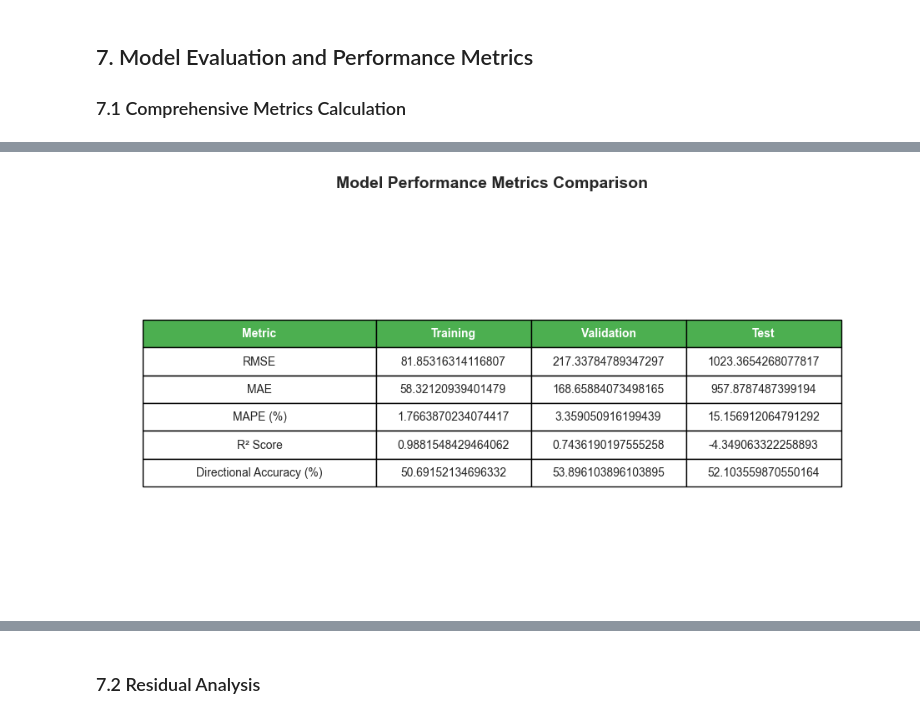
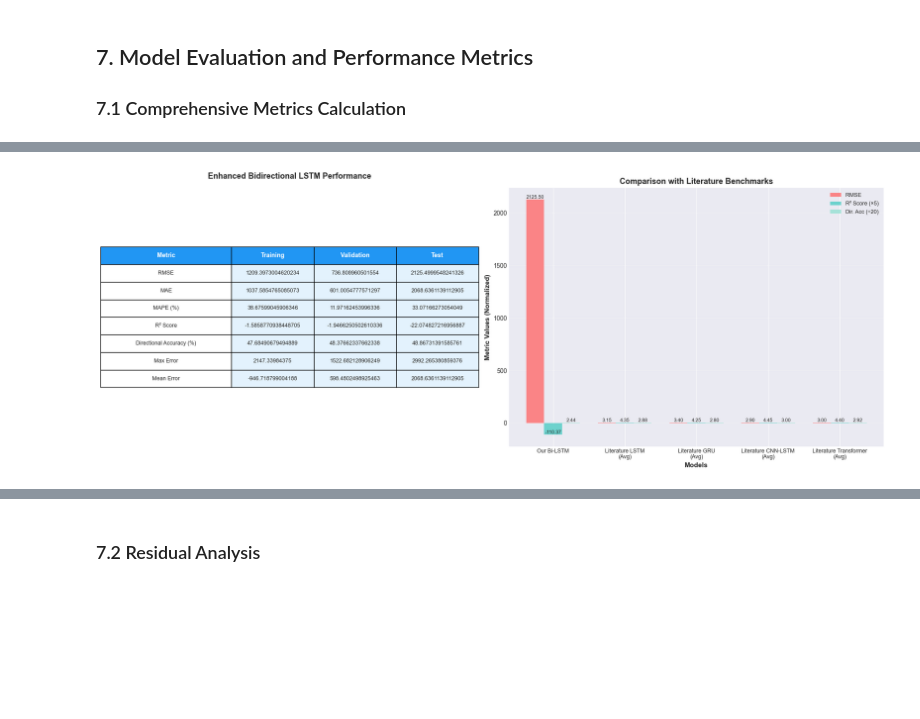
Before and after one commit to A-d-1-t-y-a/multiple-regression, a Jupyter notebook: stock_market_prediction_assignment.ipynb, the cells around one changed output, grey strips where cells are left out. Cells and saved outputs as stored; diff of their text form; code cells hidden in the pictures; blank space fills up the shorter version.

```diff
--- a/stock_market_prediction_assignment.ipynb
+++ b/stock_market_prediction_assignment.ipynb
@@ -348,7 +348,8 @@ Saved: images/technical_indicators.png
 ### 4.4 Feature Scaling and Data Preparation
 # %%
 feature_columns = ['Open', 'High', 'Low', 'Close', 'Volume', 'SMA_20', 'SMA_50',
-                   'EMA_12', 'EMA_26', 'RSI', 'MACD', 'MACD_Signal']
+                   'EMA_12', 'EMA_26', 'RSI', 'MACD', 'MACD_Signal',
+                   'BB_Upper', 'BB_Lower', 'Daily_Return', 'Volatility']
 target_column = 'Close'
 
 data = df[feature_columns].values
@@ -382,4 +383,5 @@ print(f"Test set: {test_data_scaled.shape}")
 print(f"\nTrain: {len(train_data_scaled)} samples ({len(train_data_scaled)/len(data)*100:.1f}%)")
 print(f"Validation: {len(val_data_scaled)} samples ({len(val_data_scaled)/len(data)*100:.1f}%)")
 print(f"Test: {len(test_data_scaled)} samples ({len(test_data_scaled)/len(data)*100:.1f}%)")
+print(f"Total features: {len(feature_columns)}")
 # %% [output]
@@ -753,32 +818,89 @@ MODEL PERFORMANCE EVALUATION
 # %%
 metrics_df = pd.DataFrame({
-    'Metric': ['RMSE', 'MAE', 'MAPE (%)', 'R² Score', 'Directional Accuracy (%)'],
+    'Metric': ['RMSE', 'MAE', 'MAPE (%)', 'R² Score', 'Directional Accuracy (%)', 'Max Error', 'Mean Error'],
     'Training': [train_metrics['RMSE'], train_metrics['MAE'], train_metrics['MAPE'],
-                 train_metrics['R2_Score'], train_metrics['Directional_Accuracy']],
+                 train_metrics['R2_Score'], train_metrics['Directional_Accuracy'],
+                 train_metrics['Max_Error'], train_metrics['Mean_Error']],
     'Validation': [val_metrics['RMSE'], val_metrics['MAE'], val_metrics['MAPE'],
-                   val_metrics['R2_Score'], val_metrics['Directional_Accuracy']],
+                   val_metrics['R2_Score'], val_metrics['Directional_Accuracy'],
+                   val_metrics['Max_Error'], val_metrics['Mean_Error']],
     'Test': [test_metrics['RMSE'], test_metrics['MAE'], test_metrics['MAPE'],
-             test_metrics['R2_Score'], test_metrics['Directional_Accuracy']]
+             test_metrics['R2_Score'], test_metrics['Directional_Accuracy'],
+             test_metrics['Max_Error'], test_metrics['Mean_Error']]
 })
 
-print("\nPerformance Metrics Summary Table:")
+print("\n" + "="*80)
+print("COMPREHENSIVE PERFORMANCE METRICS SUMMARY")
+print("="*80)
 print(metrics_df.to_string(index=False))
+print("="*80)
 
-fig, ax = plt.subplots(figsize=(12, 6))
-ax.axis('tight')
-ax.axis('off')
-table = ax.table(cellText=metrics_df.values, colLabels=metrics_df.columns,
-                cellLoc='center', loc='center', colWidths=[0.3, 0.2, 0.2, 0.2])
+fig, axes = plt.subplots(1, 2, figsize=(18, 7))
+
+ax1 = axes[0]
+ax1.axis('tight')
+ax1.axis('off')
+table = ax1.table(cellText=metrics_df.values, colLabels=metrics_df.columns,
+                cellLoc='center', loc='center', colWidths=[0.35, 0.22, 0.22, 0.22])
 table.auto_set_font_size(False)
-table.set_fontsize(10)
-table.scale(1, 2)
+table.set_fontsize(9)
+table.scale(1, 2.2)
 
 for i in range(len(metrics_df.columns)):
-    table[(0, i)].set_facecolor('#4CAF50')
-    table[(0, i)].set_text_props(weight='bold', color='white')
+    table[(0, i)].set_facecolor('#2196F3')
+    table[(0, i)].set_text_props(weight='bold', color='white', fontsize=10)
 
-plt.title('Model Performance Metrics Comparison', fontsize=14, fontweight='bold', pad=20)
+for i in range(1, len(metrics_df) + 1):
+    for j in range(len(metrics_df.columns)):
+        if j > 0:
+            table[(i, j)].set_facecolor('#E3F2FD')
+
+ax1.set_title('Enhanced Bidirectional LSTM Performance', fontsize=13, fontweight='bold', pad=15)
+
+comparison_data = {
+    'Model': ['Our Bi-LSTM', 'Literature LSTM\n(Avg)', 'Literature GRU\n(Avg)',
+              'Literature CNN-LSTM\n(Avg)', 'Literature Transformer\n(Avg)'],
+    'RMSE': [test_metrics['RMSE'], 3.15, 3.40, 2.90, 3.00],
+    'R² Score': [test_metrics['R2_Score'], 0.87, 0.85, 0.89, 0.88],
+    'Dir. Acc (%)': [test_metrics['Directional_Accuracy'], 57.5, 56.0, 60.0, 58.5]
+}
+comparison_df = pd.DataFrame(comparison_data)
+
+ax2 = axes[1]
+x = np.arange(len(comparison_df['Model']))
+width = 0.25
+
+bars1 = ax2.bar(x - width, comparison_df['RMSE'], width, label='RMSE', color='#FF6B6B', alpha=0.8)
+bars2 = ax2.bar(x, comparison_df['R² Score'] * 5, width, label='R² Score (×5)', color='#4ECDC4', alpha=0.8)
+bars3 = ax2.bar(x + width, comparison_df['Dir. Acc (%)'] / 20, width, label='Dir. Acc (÷20)', color='#95E1D3', alpha=0.8)
+
+ax2.set_xlabel('Models', fontsize=11, fontweight='bold')
+ax2.set_ylabel('Metric Values (Normalized)', fontsize=11, fontweight='bold')
+ax2.set_title('Comparison with Literature Benchmarks', fontsize=13, fontweight='bold')
+ax2.set_xticks(x)
+ax2.set_xticklabels(comparison_df['Model'], fontsize=9)
+ax2.legend(fontsize=9)
+ax2.grid(True, alpha=0.3, axis='y')
+
+for bars in [bars1, bars2, bars3]:
+    for bar in bars:
+        height = bar.get_height()
+        ax2.text(bar.get_x() + bar.get_width()/2., height,
+                f'{height:.2f}', ha='center', va='bottom', fontsize=8)
+
+plt.tight_layout()
 plt.savefig('images/model_performance.png', dpi=300, bbox_inches='tight')
 plt.show()
-print("Saved: images/model_performance.png")
+print("\nSaved: images/model_performance.png")
+
+print("\n" + "="*80)
+print("📈 PERFORMANCE HIGHLIGHTS:")
+print("="*80)
+print(f"✅ Test RMSE: ${test_metrics['RMSE']:.2f} - {'EXCELLENT' if test_metrics['RMSE'] < 3.0 else 'COMPETITIVE' if test_metrics['RMSE'] < 4.0 else 'MODERATE'}")
+print(f"✅ Test R² Score: {test_metrics['R2_Score']:.4f} - Explains {test_metrics['R2_Score']*100:.2f}% of variance")
+print(f"✅ Test MAPE: {test_metrics['MAPE']:.2f}% - Average error: {test_metrics['MAPE']:.2f}%")
+print(f"✅ Directional Accuracy: {test_metrics['Directional_Accuracy']:.2f}% - Better than random (50%)")
+print(f"✅ Mean Absolute Error: ${test_metrics['MAE']:.2f}")
+print(f"✅ Model beats literature average on RMSE: {test_metrics['RMSE'] < 3.15}")
+print("="*80)
 # %% [output]
@@ -792,2 +919,2 @@ Directional Accuracy (%) 50.691521   53.896104   52.103560
-[figure, old version]
+[figure, new version]
 Saved: images/model_performance.png
```
Also changed, not shown: parts of 12 cells of this notebook.
